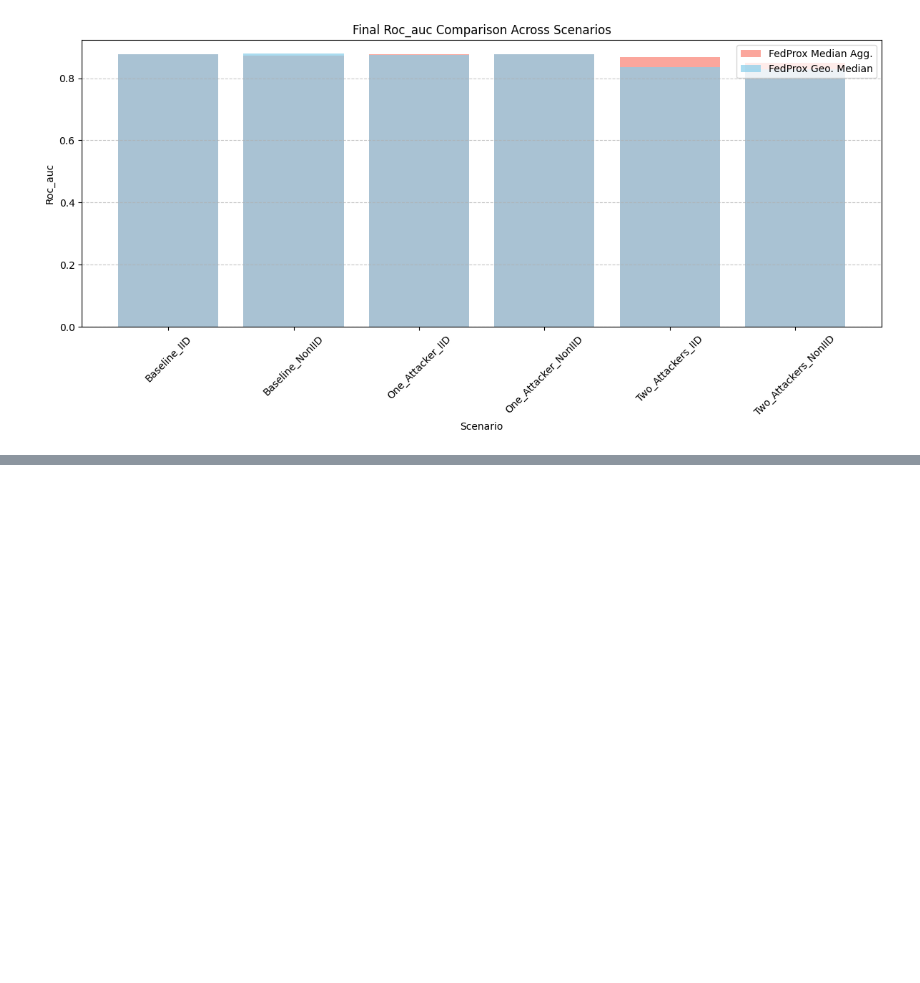
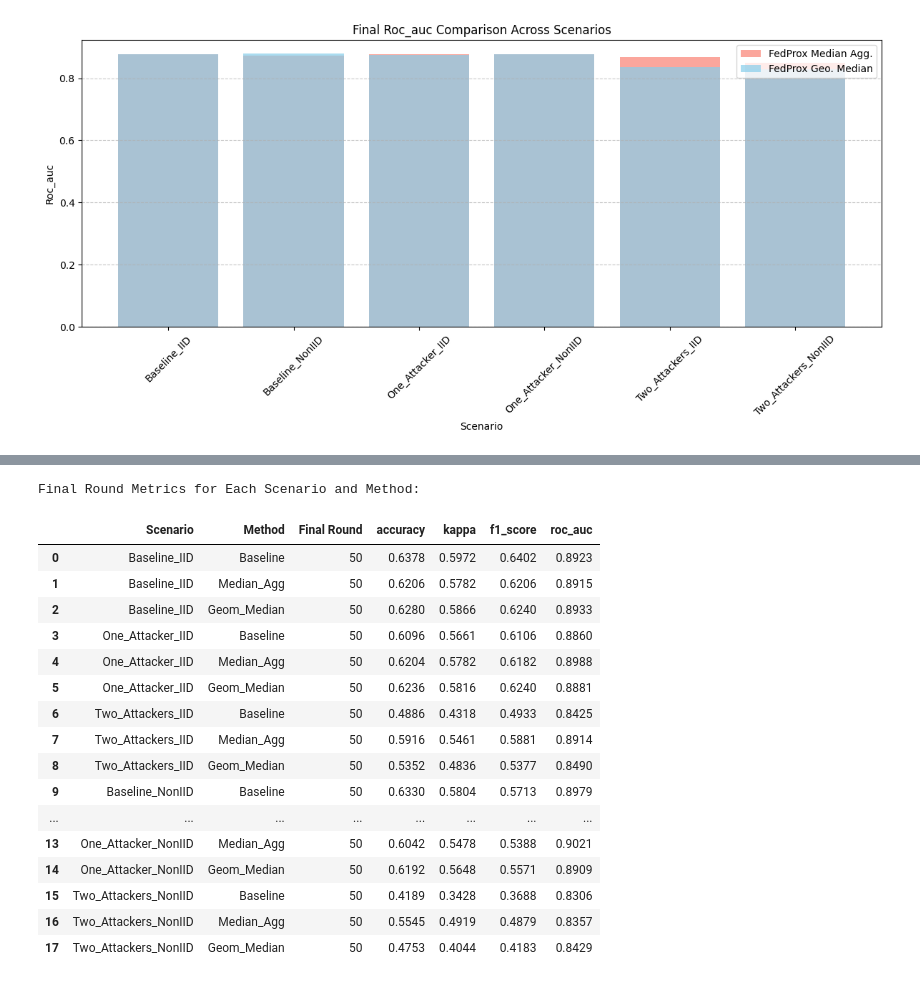
Before and after one commit to YouDontKnowWho/AiSafety-Assignment, a Jupyter notebook: 2.4_Median_Aggregation.ipynb, the cells around one changed output, grey strips where cells are left out. Saved outputs shown, nothing was run; the diff lists cells and outputs as text; code cells hidden in the pictures; blank space fills up the shorter version.

```diff
--- a/2.4_Median_Aggregation.ipynb
+++ b/2.4_Median_Aggregation.ipynb
@@ -1138,0 +1056,48 @@ This table compares the performance of the two defense methods directly for the
+# %%
+# Code Cell 5: Summarize Final Round Metrics
+
+# Initialize a list to hold summary data
+summary_data = []
+
+# Iterate over each scenario and method to extract final round metrics
+for scenario in scenarios:
+    for method_name in ['Baseline', 'Median_Agg', 'Geom_Median']:
+        df = data_dict[method_name].get(scenario)
+        if df is not None and not df.empty:
+            final_round = df['rounds'].max()
+            final_metrics = df[df['rounds'] == final_round][metrics].iloc[0]
+            summary_entry = {
+                'Scenario': scenario,
+                'Method': method_name,
+                'Final Round': final_round
+            }
+            summary_entry.update(final_metrics.to_dict())
+            summary_data.append(summary_entry)
+        else:
+            print(f"Warning: No data found for Scenario '{scenario}' in Method '{method_name}'.")
+
+# Create a DataFrame from the summary data
+final_metrics_df = pd.DataFrame(summary_data)
+
+# Display the summary table
+print("Final Round Metrics for Each Scenario and Method:")
+display(final_metrics_df.round(4))
+# %% [output]
+Final Round Metrics for Each Scenario and Method:
+|  | Scenario | Method | Final Round | accuracy | kappa | f1_score | roc_auc |
+| 0 | Baseline_IID | Baseline | 50 | 0.6378 | 0.5972 | 0.6402 | 0.8923 |
+| 1 | Baseline_IID | Median_Agg | 50 | 0.6206 | 0.5782 | 0.6206 | 0.8915 |
+| 2 | Baseline_IID | Geom_Median | 50 | 0.6280 | 0.5866 | 0.6240 | 0.8933 |
+| 3 | One_Attacker_IID | Baseline | 50 | 0.6096 | 0.5661 | 0.6106 | 0.8860 |
+| 4 | One_Attacker_IID | Median_Agg | 50 | 0.6204 | 0.5782 | 0.6182 | 0.8988 |
+| 5 | One_Attacker_IID | Geom_Median | 50 | 0.6236 | 0.5816 | 0.6240 | 0.8881 |
+| 6 | Two_Attackers_IID | Baseline | 50 | 0.4886 | 0.4318 | 0.4933 | 0.8425 |
+| 7 | Two_Attackers_IID | Median_Agg | 50 | 0.5916 | 0.5461 | 0.5881 | 0.8914 |
+| 8 | Two_Attackers_IID | Geom_Median | 50 | 0.5352 | 0.4836 | 0.5377 | 0.8490 |
+| 9 | Baseline_NonIID | Baseline | 50 | 0.6330 | 0.5804 | 0.5713 | 0.8979 |
+| ... | ... | ... | ... | ... | ... | ... | ... |
+| 13 | One_Attacker_NonIID | Median_Agg | 50 | 0.6042 | 0.5478 | 0.5388 | 0.9021 |
+| 14 | One_Attacker_NonIID | Geom_Median | 50 | 0.6192 | 0.5648 | 0.5571 | 0.8909 |
+| 15 | Two_Attackers_NonIID | Baseline | 50 | 0.4189 | 0.3428 | 0.3688 | 0.8306 |
+| 16 | Two_Attackers_NonIID | Median_Agg | 50 | 0.5545 | 0.4919 | 0.4879 | 0.8357 |
+| 17 | Two_Attackers_NonIID | Geom_Median | 50 | 0.4753 | 0.4044 | 0.4183 | 0.8429 |
```
Also changed, not shown: parts of 14 cells of this notebook, 1 other file.
